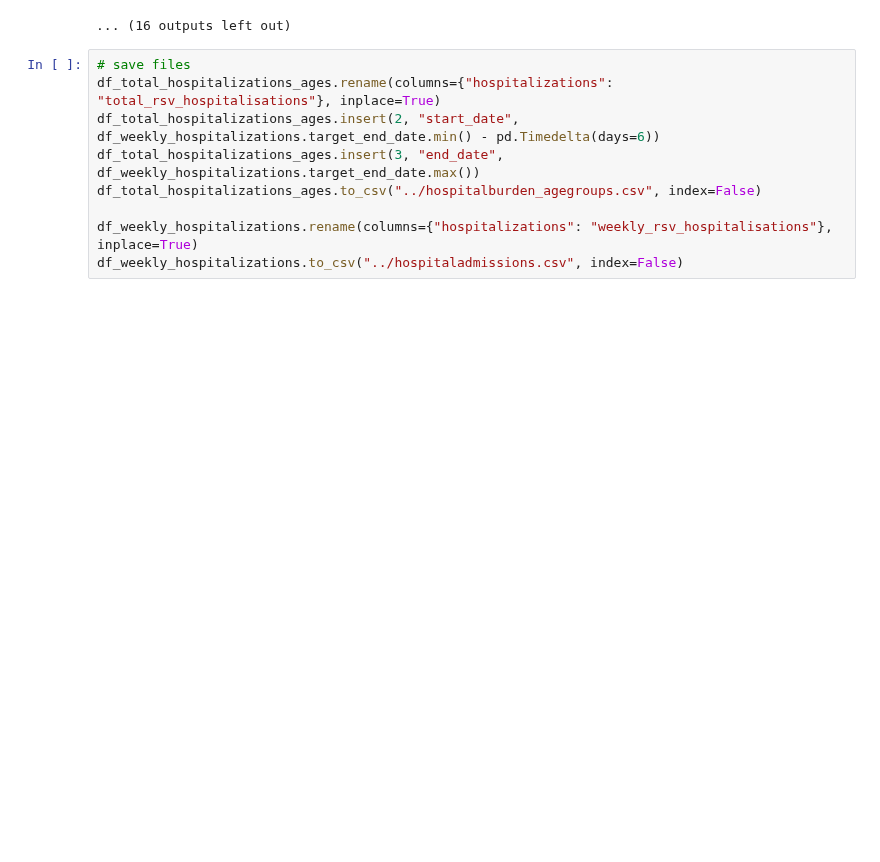
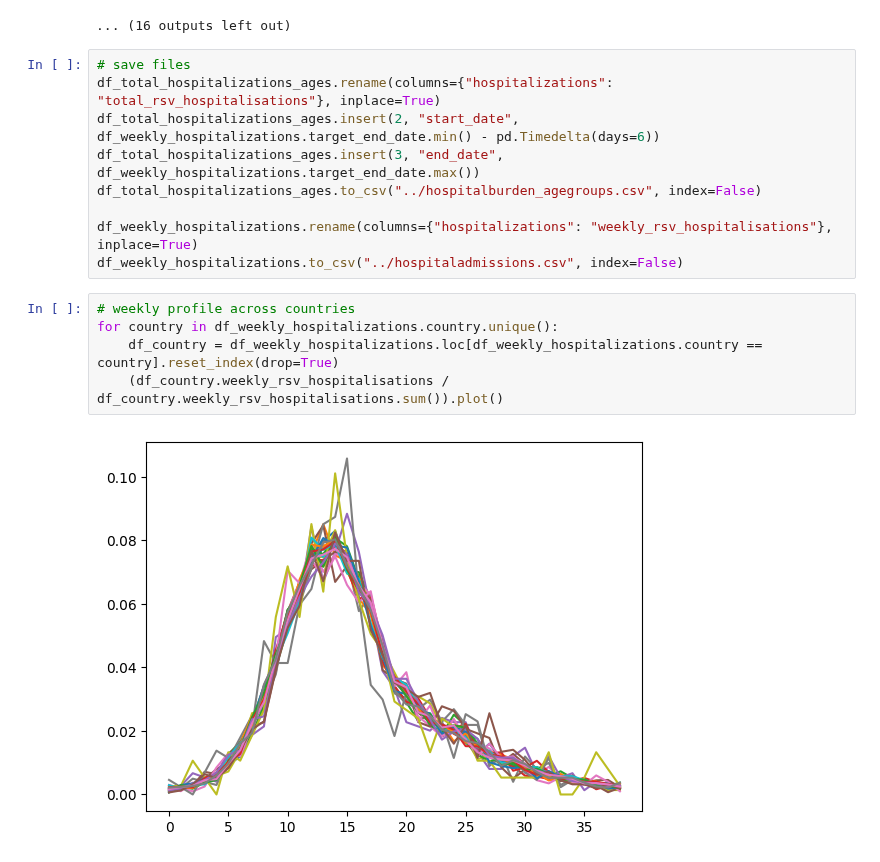
Before and after one commit to european-modelling-hubs/RespiCompass, a Jupyter notebook: target-data/synthetic-data-generation/generate_synthetic_data.ipynb, the cells around one changed output. Drawn from its saved outputs; the diff is of its cells as text; blank space fills up the shorter version.

```diff
--- a/target-data/synthetic-data-generation/generate_synthetic_data.ipynb
+++ b/target-data/synthetic-data-generation/generate_synthetic_data.ipynb
@@ -103,3 +126,10 @@ df_total_hospitalizations_ages.to_csv("../hospitalburden_agegroups.csv", index=F
 
 df_weekly_hospitalizations.rename(columns={"hospitalizations": "weekly_rsv_hospitalisations"}, inplace=True)
 df_weekly_hospitalizations.to_csv("../hospitaladmissions.csv", index=False)
+# %%
+# weekly profile across countries
+for country in df_weekly_hospitalizations.country.unique():
+    df_country = df_weekly_hospitalizations.loc[df_weekly_hospitalizations.country == country].reset_index(drop=True)
+    (df_country.weekly_rsv_hospitalisations / df_country.weekly_rsv_hospitalisations.sum()).plot()
+# %% [output]
+[figure, added]
```
Also changed, not shown: parts of 3 cells of this notebook, 2 other files.
